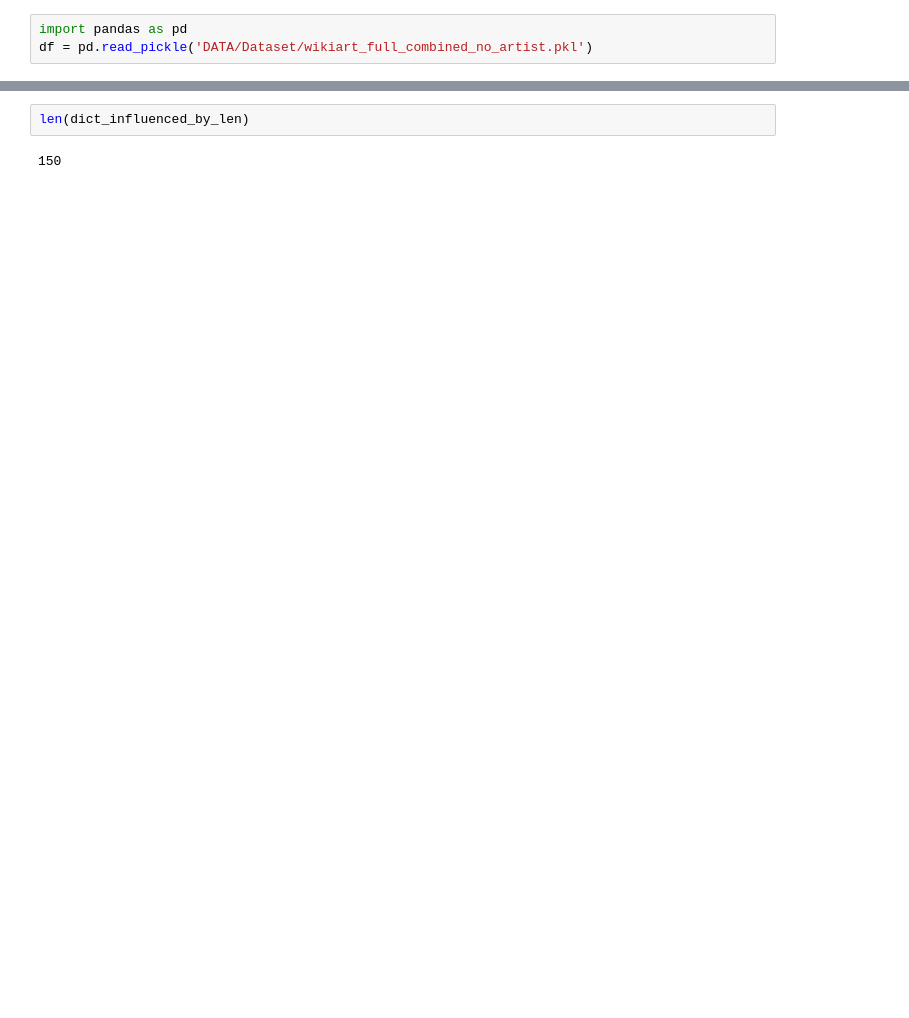
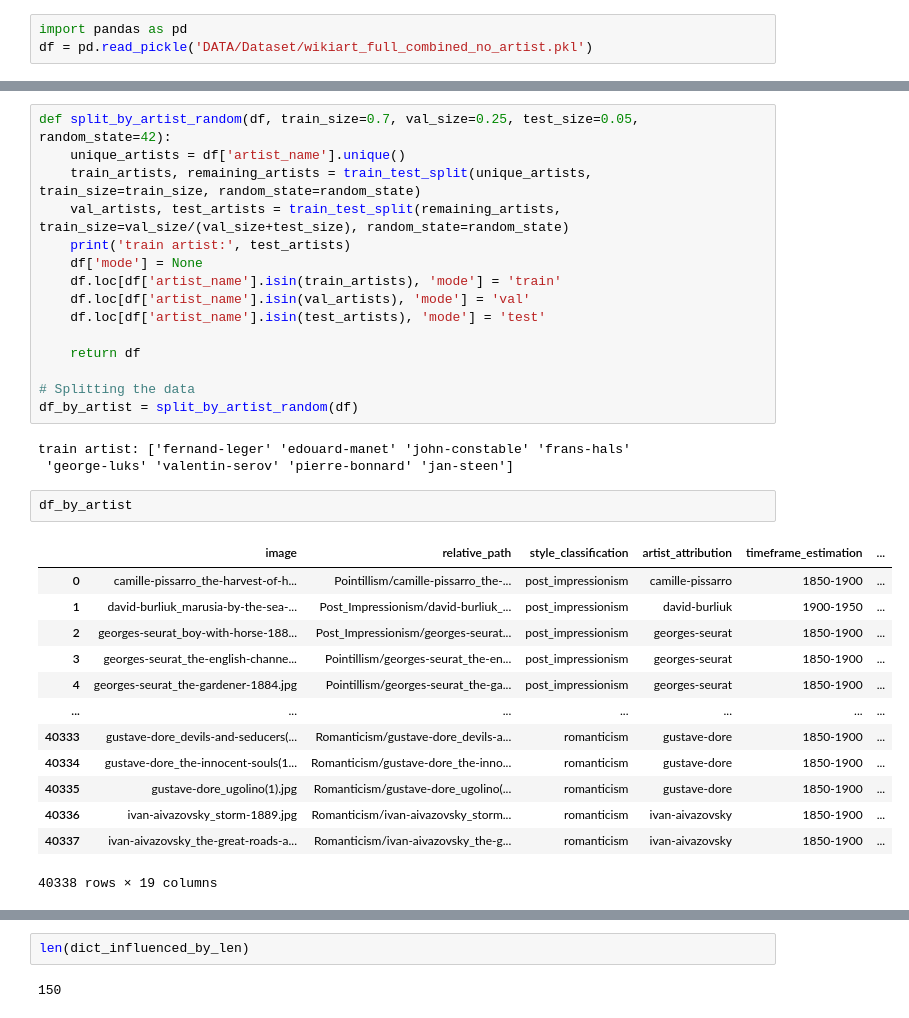
Before and after one commit to traopia/CLOIR, a Jupyter notebook: visualize_examples.ipynb, the cells around one changed output, grey strips where cells are left out. Drawn from its saved outputs; the diff is of its cells as text; blank space fills up the shorter version.

Commit message:
updates on data loader with train split based on random sampled artists

```diff
--- a/visualize_examples.ipynb
+++ b/visualize_examples.ipynb
@@ -4,3 +68,37 @@ df = pd.read_pickle('DATA/Dataset/wikiart_full_combined_no_artist.pkl')
+# %%
+def split_by_artist_random(df, train_size=0.7, val_size=0.25, test_size=0.05, random_state=42):
+    unique_artists = df['artist_name'].unique()
+    train_artists, remaining_artists = train_test_split(unique_artists, train_size=train_size, random_state=random_state)
+    val_artists, test_artists = train_test_split(remaining_artists, train_size=val_size/(val_size+test_size), random_state=random_state)
+    print('train artist:', test_artists)
+    df['mode'] = None
+    df.loc[df['artist_name'].isin(train_artists), 'mode'] = 'train'
+    df.loc[df['artist_name'].isin(val_artists), 'mode'] = 'val'
+    df.loc[df['artist_name'].isin(test_artists), 'mode'] = 'test'
+
+    return df
+
+# Splitting the data
+df_by_artist = split_by_artist_random(df)
+# %% [output]
+train artist: ['fernand-leger' 'edouard-manet' 'john-constable' 'frans-hals'
+ 'george-luks' 'valentin-serov' 'pierre-bonnard' 'jan-steen']
+# %%
+df_by_artist
+# %% [output]
+|  | image | relative_path | style_classification | artist_attribution | timeframe_estimation | ... |
+| 0 | camille-pissarro_the-harvest-of-h... | Pointillism/camille-pissarro_the-... | post_impressionism | camille-pissarro | 1850-1900 | ... |
+| 1 | david-burliuk_marusia-by-the-sea-... | Post_Impressionism/david-burliuk_... | post_impressionism | david-burliuk | 1900-1950 | ... |
+| 2 | georges-seurat_boy-with-horse-188... | Post_Impressionism/georges-seurat... | post_impressionism | georges-seurat | 1850-1900 | ... |
+| 3 | georges-seurat_the-english-channe... | Pointillism/georges-seurat_the-en... | post_impressionism | georges-seurat | 1850-1900 | ... |
+| 4 | georges-seurat_the-gardener-1884.jpg | Pointillism/georges-seurat_the-ga... | post_impressionism | georges-seurat | 1850-1900 | ... |
+| ... | ... | ... | ... | ... | ... | ... |
+| 40333 | gustave-dore_devils-and-seducers(... | Romanticism/gustave-dore_devils-a... | romanticism | gustave-dore | 1850-1900 | ... |
+| 40334 | gustave-dore_the-innocent-souls(1... | Romanticism/gustave-dore_the-inno... | romanticism | gustave-dore | 1850-1900 | ... |
+| 40335 | gustave-dore_ugolino(1).jpg | Romanticism/gustave-dore_ugolino(... | romanticism | gustave-dore | 1850-1900 | ... |
+| 40336 | ivan-aivazovsky_storm-1889.jpg | Romanticism/ivan-aivazovsky_storm... | romanticism | ivan-aivazovsky | 1850-1900 | ... |
+| 40337 | ivan-aivazovsky_the-great-roads-a... | Romanticism/ivan-aivazovsky_the-g... | romanticism | ivan-aivazovsky | 1850-1900 | ... |
+40338 rows × 19 columns
 # %%
 def get_dictionaries(df):
     dict_influenced_by = df.groupby('artist_name')['influenced_by'].first().to_dict()
```
Also changed, not shown: parts of 11 cells of this notebook, 3 other files.
